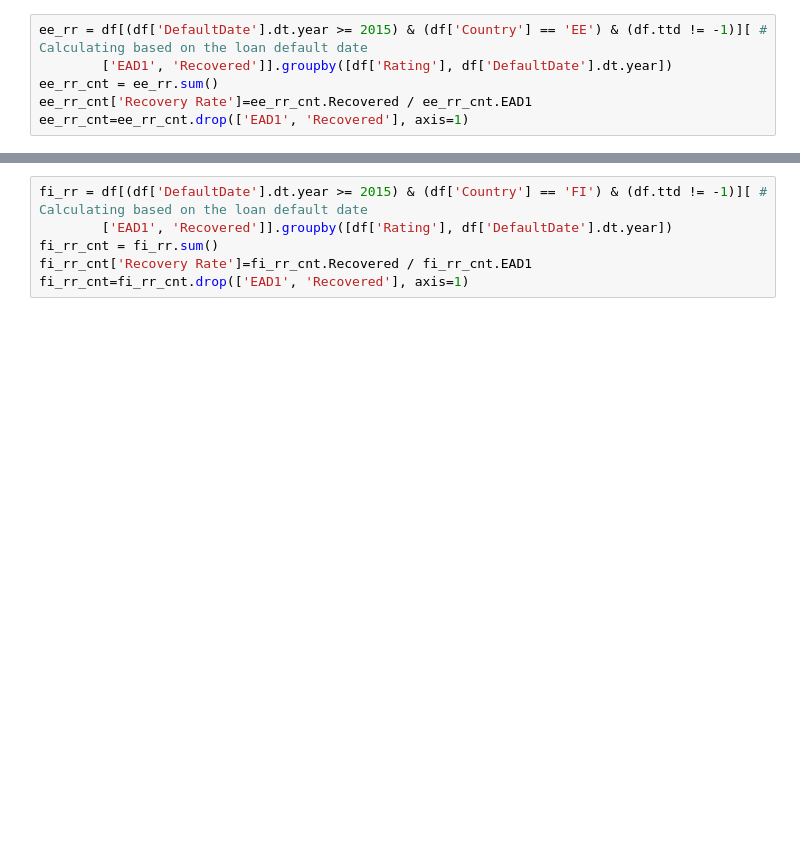
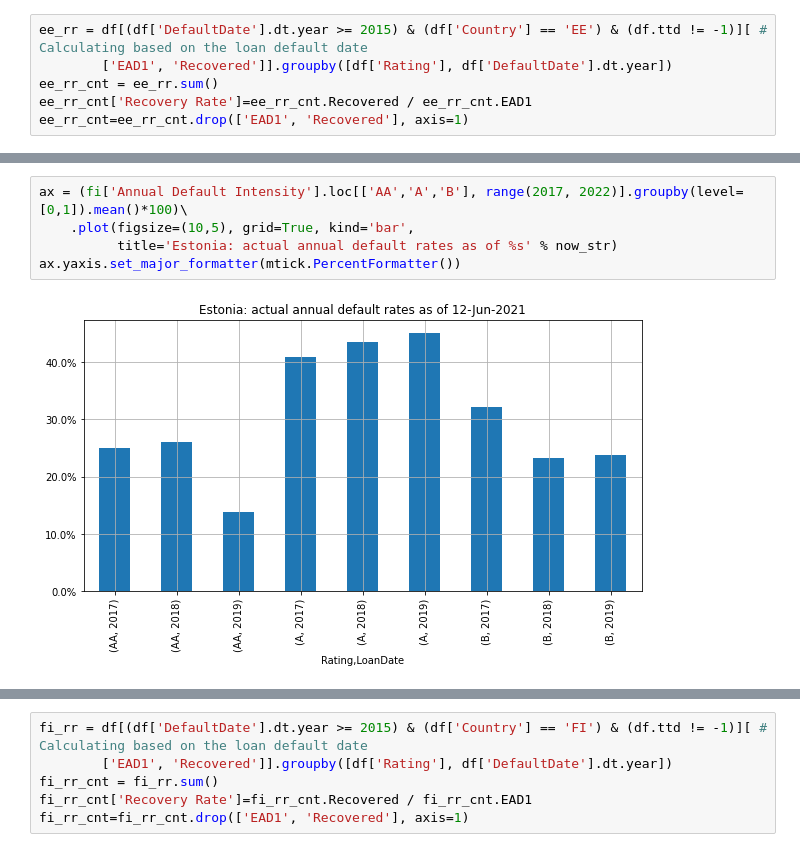
Before and after one commit to ilchen/bondora_defaults, a Jupyter notebook: bondora_defaults.ipynb, the cells around one changed output, grey strips where cells are left out. Cells and saved outputs as stored; diff of their text form; blank space fills up the shorter version.

```diff
--- a/bondora_defaults.ipynb
+++ b/bondora_defaults.ipynb
@@ -308,0 +335,7 @@ ax.yaxis.set_major_formatter(mtick.PercentFormatter())
+# %%
+ax = (fi['Annual Default Intensity'].loc[['AA','A','B'], range(2017, 2022)].groupby(level=[0,1]).mean()*100)\
+    .plot(figsize=(10,5), grid=True, kind='bar',
+          title='Estonia: actual annual default rates as of %s' % now_str)
+ax.yaxis.set_major_formatter(mtick.PercentFormatter())
+# %% [output]
+[figure, added]
```
Also changed, not shown: parts of 31 cells of this notebook.
